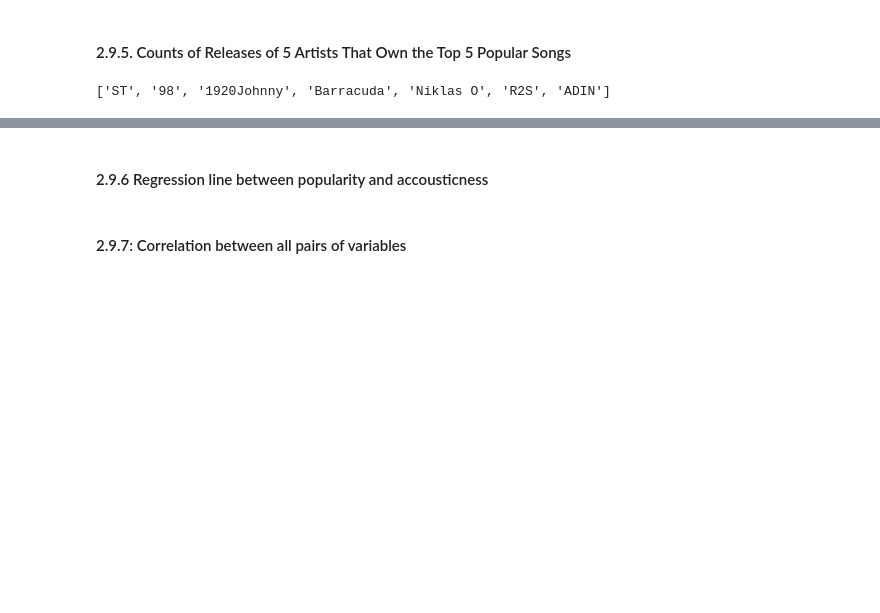
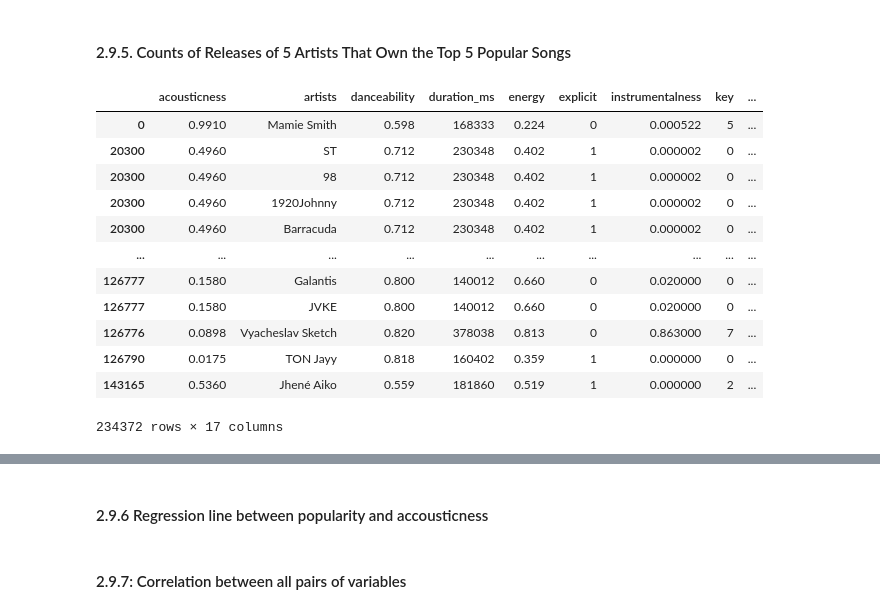
Before and after one commit to data301-2020-winter2/course-project-group_1002, a Jupyter notebook: analysis/Shaohua/milestone2.ipynb, the cells around one changed output, grey strips where cells are left out. Cells and saved outputs as stored; diff of their text form; code cells hidden in the pictures; blank space fills up the shorter version.

```diff
--- a/analysis/Shaohua/milestone2.ipynb
+++ b/analysis/Shaohua/milestone2.ipynb
@@ -337,20 +341,27 @@ new_data[new_data['popularity'] == 100]
 # %% [markdown]
 #### 2.9.5. Counts of Releases of 5 Artists That Own the Top 5 Popular Songs
-# %%
-# Split the songs with multiple artists to each artist having the song#
-
-# Find rows with ', '
-
-# Ignore the '[' and ']', and then split according to ', ' -> a list of artists
-
-# Duplicate the row, change the artists to each artist within the list, and then append them to the dataframe
-
-#
-import ast
-new_data
-ast.literal_eval(new_data['artists'][20300])
-# %% [output]
-['ST', '98', '1920Johnny', 'Barracuda', 'Niklas O', 'R2S', 'ADIN']
+# %%
+# Split the songs with multiple artists to each artist having the song#
+
+import ast
+#new_data
+split_artists_data = project_functions.convert_to_list('artists', new_data)
+split_artists_data = split_artists_data.explode('artists')
+split_artists_data
+# %% [output]
+|  | acousticness | artists | danceability | duration_ms | energy | explicit | instrumentalness | key | ... |
+| 0 | 0.9910 | Mamie Smith | 0.598 | 168333 | 0.224 | 0 | 0.000522 | 5 | ... |
+| 20300 | 0.4960 | ST | 0.712 | 230348 | 0.402 | 1 | 0.000002 | 0 | ... |
+| 20300 | 0.4960 | 98 | 0.712 | 230348 | 0.402 | 1 | 0.000002 | 0 | ... |
+| 20300 | 0.4960 | 1920Johnny | 0.712 | 230348 | 0.402 | 1 | 0.000002 | 0 | ... |
+| 20300 | 0.4960 | Barracuda | 0.712 | 230348 | 0.402 | 1 | 0.000002 | 0 | ... |
+| ... | ... | ... | ... | ... | ... | ... | ... | ... | ... |
+| 126777 | 0.1580 | Galantis | 0.800 | 140012 | 0.660 | 0 | 0.020000 | 0 | ... |
+| 126777 | 0.1580 | JVKE | 0.800 | 140012 | 0.660 | 0 | 0.020000 | 0 | ... |
+| 126776 | 0.0898 | Vyacheslav Sketch | 0.820 | 378038 | 0.813 | 0 | 0.863000 | 7 | ... |
+| 126790 | 0.0175 | TON Jayy | 0.818 | 160402 | 0.359 | 1 | 0.000000 | 0 | ... |
+| 143165 | 0.5360 | Jhené Aiko | 0.559 | 181860 | 0.519 | 1 | 0.000000 | 2 | ... |
+234372 rows × 17 columns
 # %%
 # Start visualizing
 top_5_popular = project_functions.sort_descending('popularity',
```
Also changed, not shown: parts of 4 cells of this notebook.
